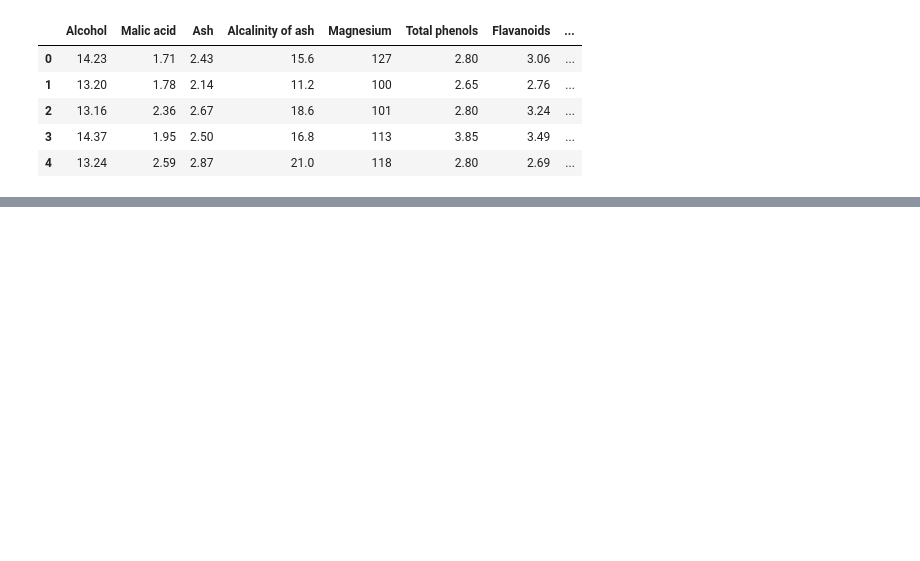
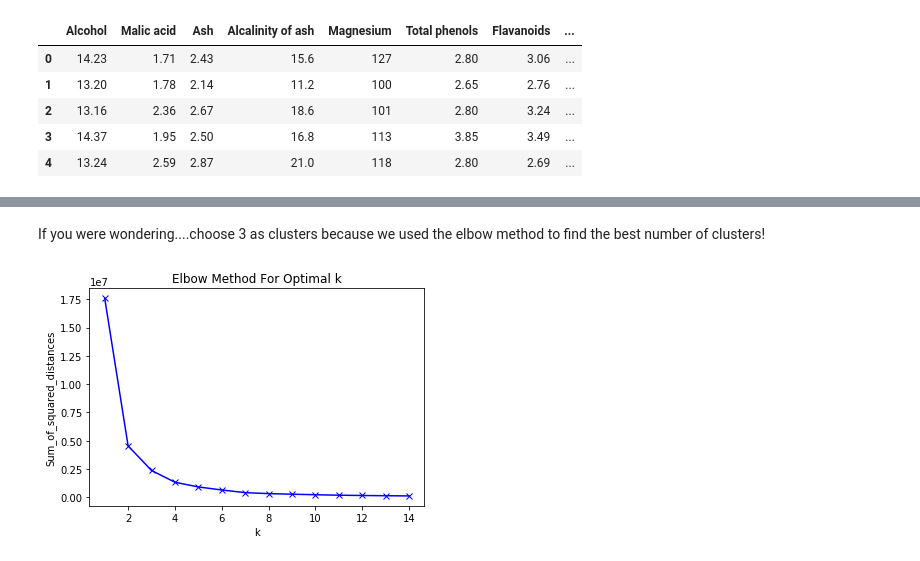
Before and after one commit to Gruntrexpewrus/HMK4, a Jupyter notebook: Leoex3.ipynb, the cells around one changed output, grey strips where cells are left out. Cells and saved outputs as stored; diff of their text form; code cells hidden in the pictures; blank space fills up the shorter version.

```diff
--- a/Leoex3.ipynb
+++ b/Leoex3.ipynb
@@ -484,0 +431,25 @@ for i in df:
+# %% [markdown]
+If you were wondering....choose 3 as clusters because we used the elbow method to find the best number of clusters!
+# %%
+from sklearn.preprocessing import MinMaxScaler
+from sklearn.cluster import KMeans
+
+df = pd.read_csv('wine.data', header = None)
+df.columns=['class identifier','Alcohol', 'Malic acid','Ash','Alcalinity of ash',
+            'Magnesium','Total phenols','Flavanoids','Nonflavanoid phenols',
+            'Proanthocyanins','Color intensity','Hue','OD280/OD315 of diluted wines','Proline']
+df = df.drop(columns = 'class identifier')
+Sum_of_squared_distances = []
+k = range(1,15)
+for ks in k:
+    km = KMeans(n_clusters=ks)
+    km = km.fit(df)
+    Sum_of_squared_distances.append(km.inertia_)
+
+plt.plot(k, Sum_of_squared_distances, 'bx-')
+plt.xlabel('k')
+plt.ylabel('Sum_of_squared_distances')
+plt.title('Elbow Method For Optimal k')
+plt.show()
+# %% [output]
+[figure, added]
```
Also changed, not shown: parts of 15 cells of this notebook.
